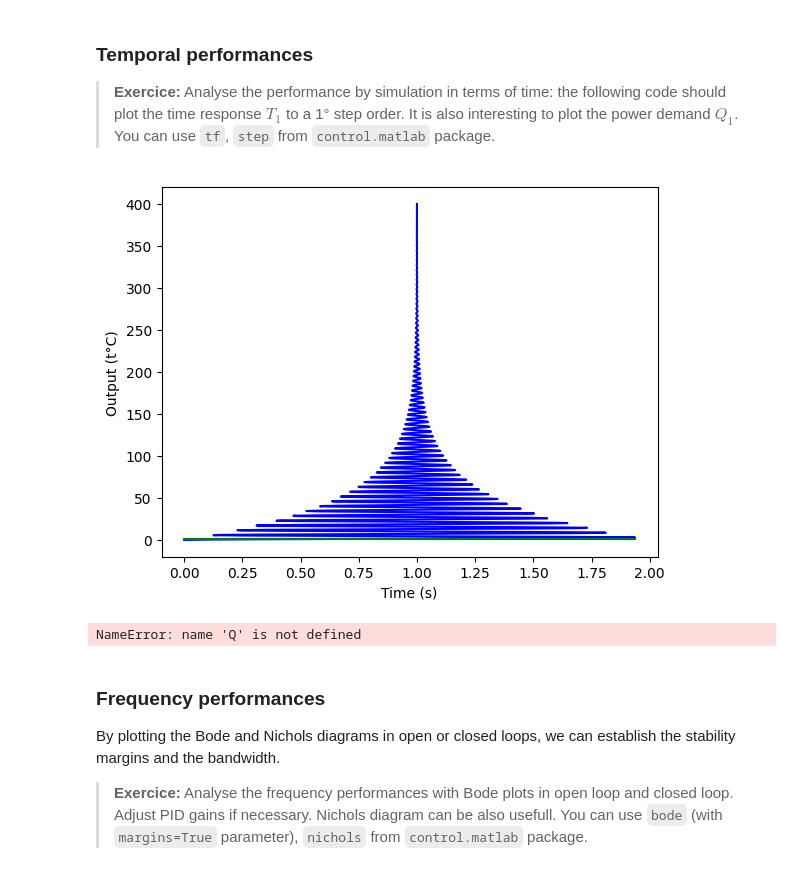
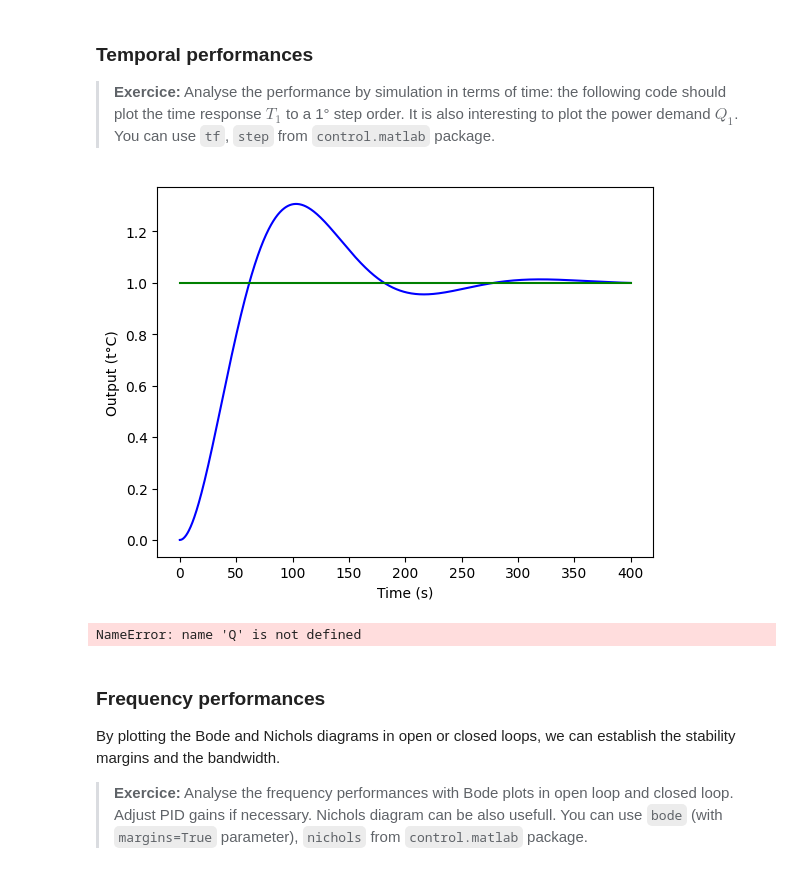
Before and after one commit to imane-elm/SystemsEngineeringIntroduction, a Jupyter notebook: notebook/07_TD_PID_ControlLoops-Student.ipynb, the cells around one changed output. Saved outputs shown, nothing was run; the diff lists cells and outputs as text; code cells hidden in the pictures.

```diff
--- a/notebook/07_TD_PID_ControlLoops-Student.ipynb
+++ b/notebook/07_TD_PID_ControlLoops-Student.ipynb
@@ -98,10 +98,10 @@ R=K/tau
 # controller coefficient with Ziegler Nichols approach
 
 # ??
-Kp=1.2/R*L
-Ki=0.6/(R*L**2)
+Kp=0.9/(R*L)
+Ki=3/(10*R*L**2)
 Kd=0
-PI=Kp+Ki
+
 
 
 print("PID coefficient (parrallel form): ")
@@ -120,34 +120,33 @@ Kd = 0.000
 # %%
 
 import control.matlab as control
 
 # system transfer function, based on second order model
 G1 = 0.65*control.tf([1],[27,1])*control.tf([1],[160,1])
 
 # controller and global model transfer functions
 
-PI = control.tf([Kp, Ki], [1, 0])
+PI = control.tf([Kp, Ki], [1,0 ])
 
 # Step response of the closed loop
 t = np.linspace(0,400,1000)
 
-system_cl = control.feedback(PI * G1, 1)
-t, y = control.step(system_cl , t)
+y, t = control.step(PI*G1/(1+PI*G1), t)
 
 # ??
 
 plt.plot(t,y, 'b', t,np.ones(1000),'g-')
 plt.xlabel('Time (s)')
 plt.ylabel('Output (t°C)')
 plt.show()
 
 plt.plot(t,Q, 'r')
 plt.xlabel('Time (s)')
 plt.ylabel('Power (%) input')
 plt.grid()
 plt.show()
 # %% [output]
-[figure, old version]
+[figure, new version]
 NameError: name 'Q' is not defined
 # %% [markdown]
 ### Frequency performances
```
Also changed, not shown: parts of 1 cell of this notebook.
